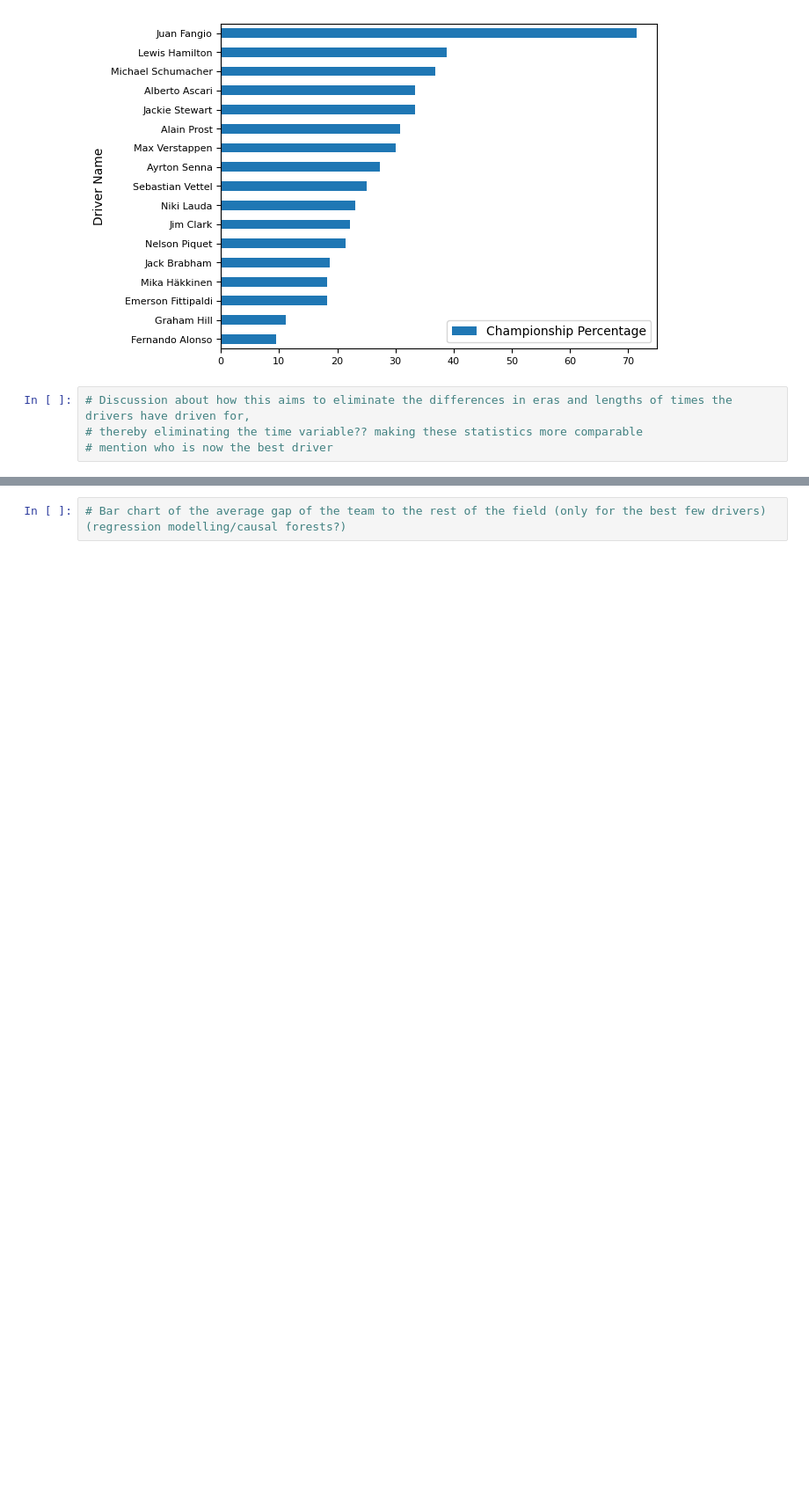
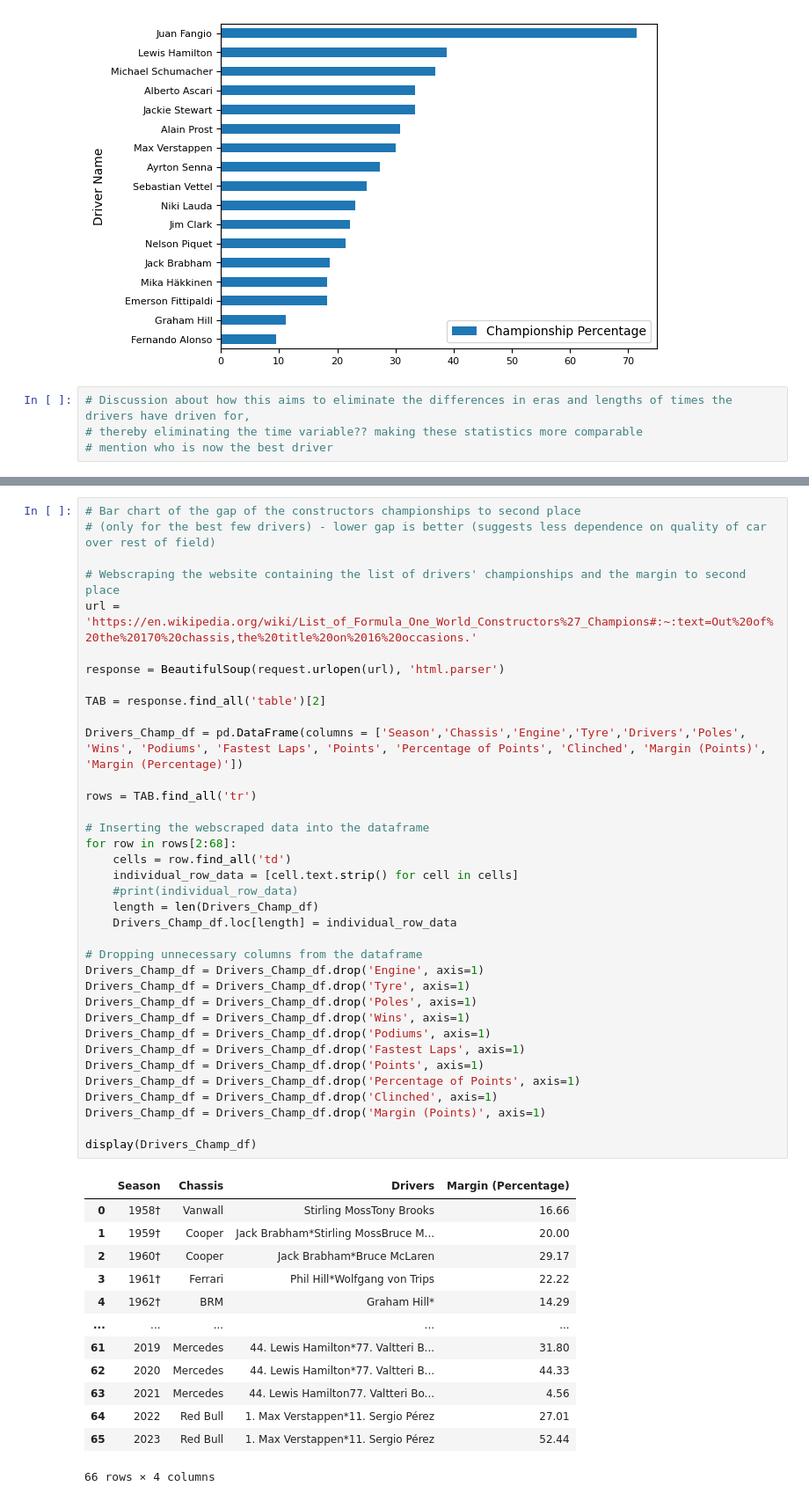
Before and after one commit to hr546/BEE2041-Empirical-Project, a Jupyter notebook: BEE2041_Empirical_Project_-_A_Data-Driven_Investigation_to_Identify_the_best_Formula_One_Driver_of_All_Time.ipynb, the cells around one changed output, grey strips where cells are left out. Shown: that part at 88% size. Saved outputs shown, nothing was run; the diff lists cells and outputs as text; blank space fills up the shorter version.

Commit message:
Added webscrape for the margin between Constructors' Championship Winners and second place

```diff
--- a/BEE2041_Empirical_Project_-_A_Data-Driven_Investigation_to_Identify_the_best_Formula_One_Driver_of_All_Time.ipynb
+++ b/BEE2041_Empirical_Project_-_A_Data-Driven_Investigation_to_Identify_the_best_Formula_One_Driver_of_All_Time.ipynb
@@ -477,5 +478,53 @@ display(Championships_df)
 # %%
-# Bar chart of the average gap of the team to the rest of the field (only for the best few drivers) (regression modelling/causal forests?)
+# Bar chart of the gap of the constructors championships to second place
+# (only for the best few drivers) - lower gap is better (suggests less dependence on quality of car over rest of field)
+
+# Webscraping the website containing the list of drivers' championships and the margin to second place
+url = 'https://en.wikipedia.org/wiki/List_of_Formula_One_World_Constructors%27_Champions#:~:text=Out%20of%20the%20170%20chassis,the%20title%20on%2016%20occasions.'
+
+response = BeautifulSoup(request.urlopen(url), 'html.parser')
+
+TAB = response.find_all('table')[2]
+
+Drivers_Champ_df = pd.DataFrame(columns = ['Season','Chassis','Engine','Tyre','Drivers','Poles', 'Wins', 'Podiums', 'Fastest Laps', 'Points', 'Percentage of Points', 'Clinched', 'Margin (Points)', 'Margin (Percentage)'])
+
+rows = TAB.find_all('tr')
+
+# Inserting the webscraped data into the dataframe
+for row in rows[2:68]:
+    cells = row.find_all('td')
+    individual_row_data = [cell.text.strip() for cell in cells]
+    #print(individual_row_data)
+    length = len(Drivers_Champ_df)
+    Drivers_Champ_df.loc[length] = individual_row_data
+
+# Dropping unnecessary columns from the dataframe
+Drivers_Champ_df = Drivers_Champ_df.drop('Engine', axis=1)
+Drivers_Champ_df = Drivers_Champ_df.drop('Tyre', axis=1)
+Drivers_Champ_df = Drivers_Champ_df.drop('Poles', axis=1)
+Drivers_Champ_df = Drivers_Champ_df.drop('Wins', axis=1)
+Drivers_Champ_df = Drivers_Champ_df.drop('Podiums', axis=1)
+Drivers_Champ_df = Drivers_Champ_df.drop('Fastest Laps', axis=1)
+Drivers_Champ_df = Drivers_Champ_df.drop('Points', axis=1)
+Drivers_Champ_df = Drivers_Champ_df.drop('Percentage of Points', axis=1)
+Drivers_Champ_df = Drivers_Champ_df.drop('Clinched', axis=1)
+Drivers_Champ_df = Drivers_Champ_df.drop('Margin (Points)', axis=1)
+
+display(Drivers_Champ_df)
+# %% [output]
+|  | Season | Chassis | Drivers | Margin (Percentage) |
+| 0 | 1958† | Vanwall | Stirling MossTony Brooks | 16.66 |
+| 1 | 1959† | Cooper | Jack Brabham*Stirling MossBruce M... | 20.00 |
+| 2 | 1960† | Cooper | Jack Brabham*Bruce McLaren | 29.17 |
+| 3 | 1961† | Ferrari | Phil Hill*Wolfgang von Trips | 22.22 |
+| 4 | 1962† | BRM | Graham Hill* | 14.29 |
+| ... | ... | ... | ... | ... |
+| 61 | 2019 | Mercedes | 44. Lewis Hamilton*77. Valtteri B... | 31.80 |
+| 62 | 2020 | Mercedes | 44. Lewis Hamilton*77. Valtteri B... | 44.33 |
+| 63 | 2021 | Mercedes | 44. Lewis Hamilton77. Valtteri Bo... | 4.56 |
+| 64 | 2022 | Red Bull | 1. Max Verstappen*11. Sergio Pérez | 27.01 |
+| 65 | 2023 | Red Bull | 1. Max Verstappen*11. Sergio Pérez | 52.44 |
+66 rows × 4 columns
 # %%
 # Discussion about how if a teams car (both the driver and their teammate) is considerably faster than the rest of the field
 # their wins are less meaningful as it took less skill to achieve the win, compared to if the field was tightly bunched,
```
Also changed, not shown: parts of 7 cells of this notebook.
